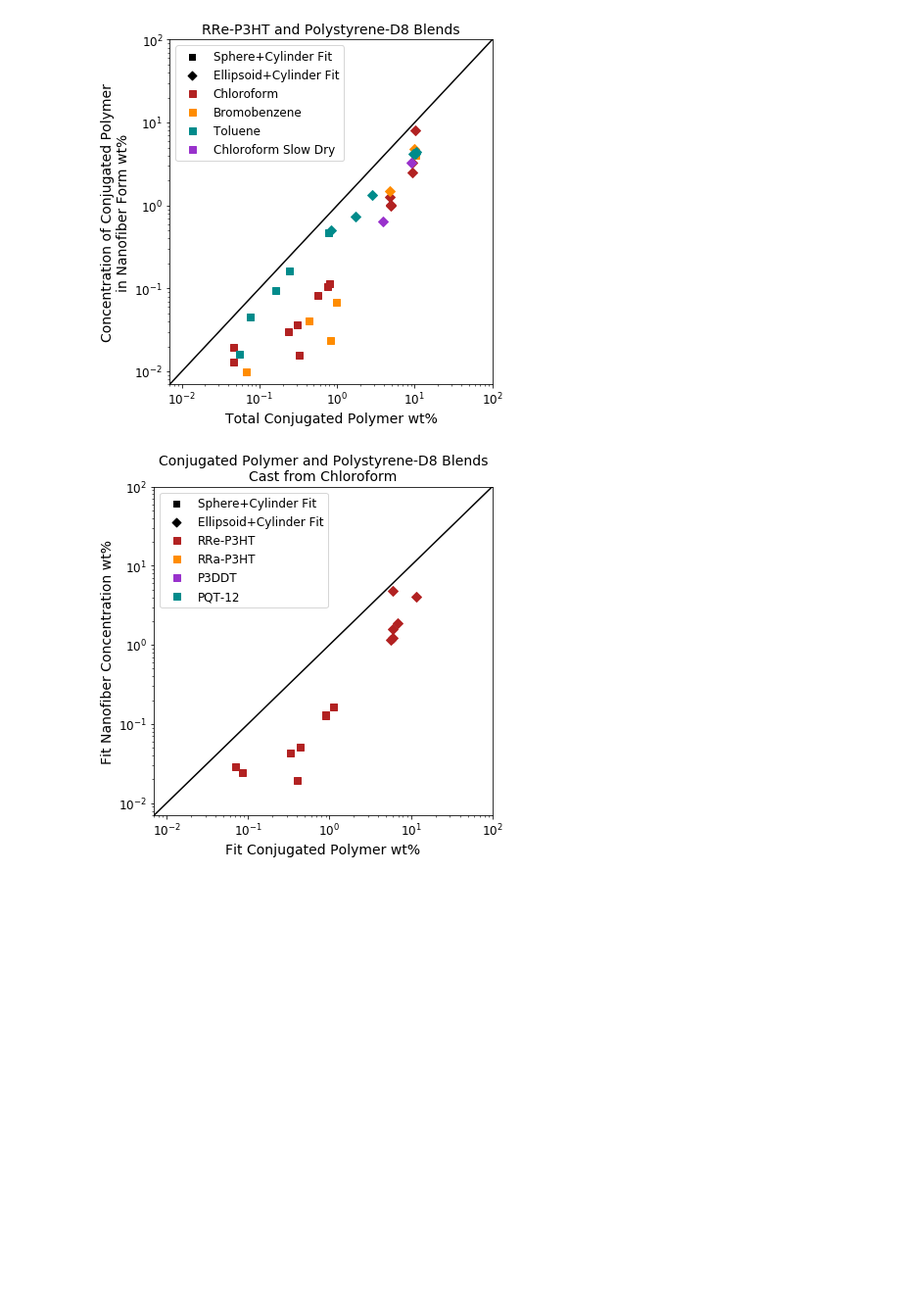
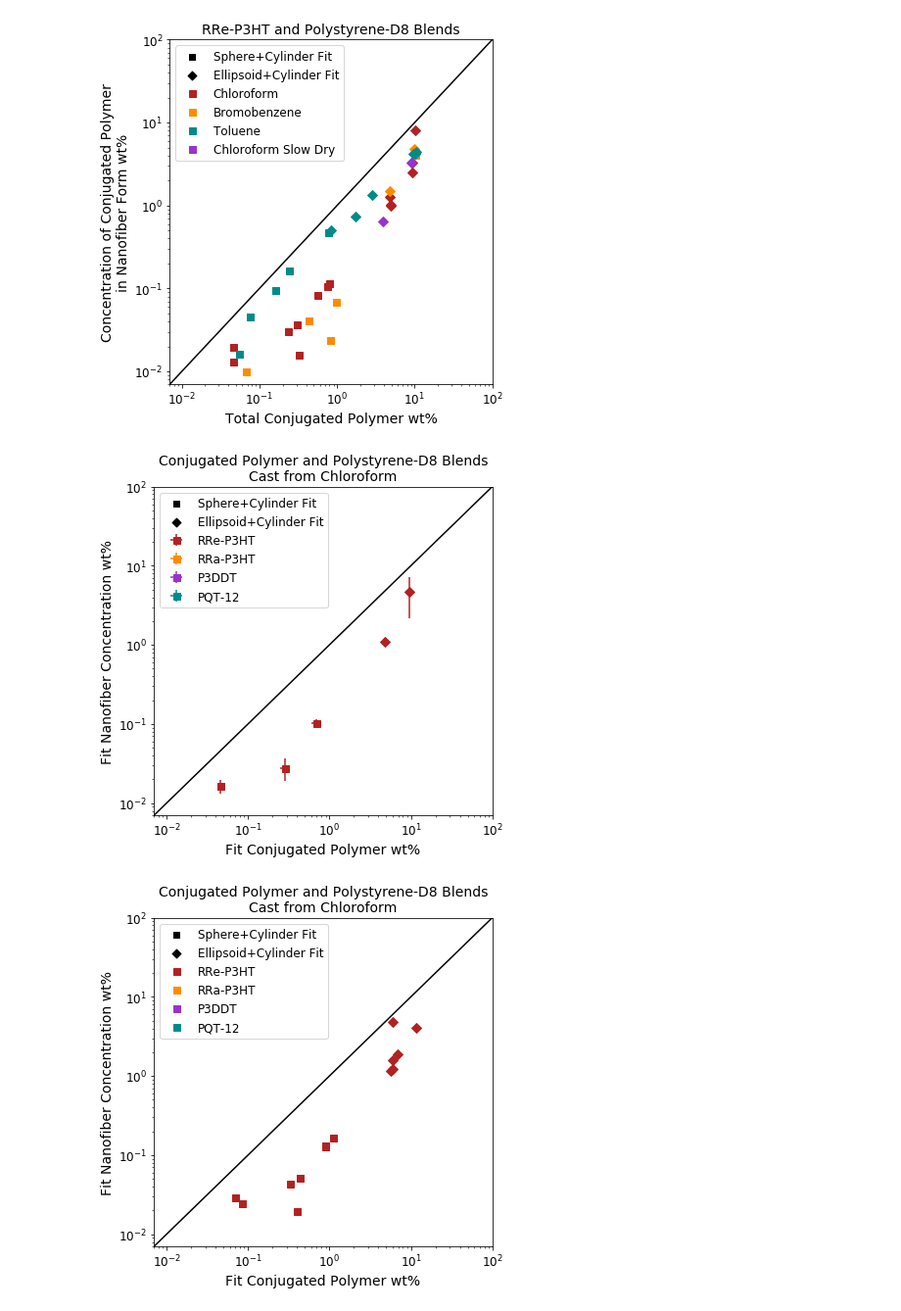
Before and after one commit to pozzo-research-group/c-wolf-blends-morphology, a Jupyter notebook: sans/Sample_Fitting/Plotting_Results_from_All_Fits.ipynb, the cells around one changed output. Shown at 98% size. Drawn from its saved outputs; the diff is of its cells as text; code cells hidden in the pictures; blank space fills up the shorter version.

```diff
--- a/sans/Sample_Fitting/Plotting_Results_from_All_Fits.ipynb
+++ b/sans/Sample_Fitting/Plotting_Results_from_All_Fits.ipynb
@@ -1169,6 +1282,36 @@ plt.tight_layout()
 plt.savefig('../../data/sans/Sample_Fitting/fitting_figures/scale_plots/RReP3HT_NFconc_UVVisScales.png', dpi=300)
 # %% [output]
 [figure]
+# %%
+plt.figure(figsize=(6,6))
+
+plot_nf_concentration_reps([[2,102,109], [3,103,110], [101,108]], [[4,104,111],[5,105,112]], 'RRe-P3HT', 'firebrick', fit_scale=False)
+plot_nf_concentration_reps(rra_cf_sphcyl, rra_cf_ellcyl, 'RRa-P3HT', 'darkorange', fit_scale=True)
+plot_nf_concentration_reps(p3ddt_cf_sphcyl, p3ddt_cf_ellcyl, 'P3DDT', 'darkorchid', fit_scale=True)
+plot_nf_concentration_reps(pqt_cf_sphcyl, pqt_cf_ellcyl, 'PQT-12', 'darkcyan', fit_scale=True)
+
+plt.plot([1e-3,1e5],[1e-3,1e5],color='black')
+plt.scatter([1e-3],[1e-3],color='black', marker='s', s=40, label='Sphere+Cylinder Fit')
+plt.scatter([1e-3],[1e-3],color='black', marker='D', s=40, label='Ellipsoid+Cylinder Fit')
+
+plt.xscale('log')
+plt.xlim(0.007,100)
+plt.xlabel('Fit Conjugated Polymer wt%', fontsize=14)
+plt.xticks(fontsize=12)
+
+plt.yscale('log')
+plt.ylabel('Fit Nanofiber Concentration wt%', fontsize=14)
+plt.yticks(fontsize=12)
+plt.ylim(0.007,100)
+
+plt.title('Conjugated Polymer and Polystyrene-D8 Blends\nCast from Chloroform',fontsize=14)
+
+plt.legend(fontsize=12,loc='upper left')
+
+plt.tight_layout()
+plt.savefig('../../data/sans/Sample_Fitting/fitting_figures/scale_plots/CF_NFconc_FitScales_reps.png', dpi=300)
+# %% [output]
+[figure, added]
 # %%
 plt.figure(figsize=(6,6))
 
```
Also changed, not shown: parts of 6 cells of this notebook, 1 other file.
